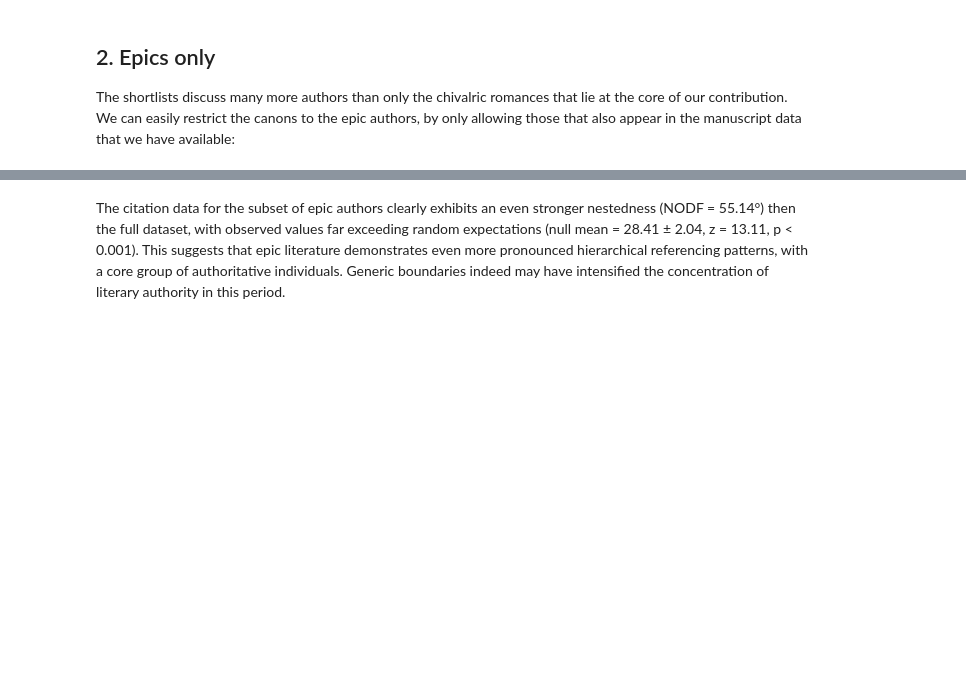
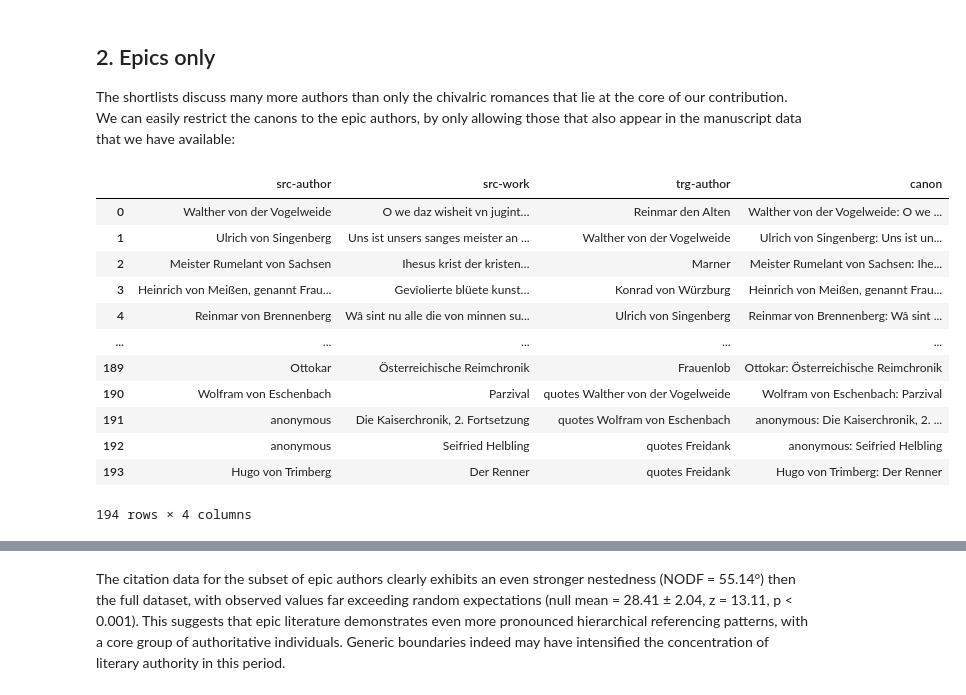
Before and after one commit to mikekestemont/exkurse, a Jupyter notebook: code/01-nestedness.ipynb, the cells around one changed output, grey strips where cells are left out. Drawn from its saved outputs; the diff is of its cells as text; code cells hidden in the pictures; blank space fills up the shorter version.

```diff
--- a/code/01-nestedness.ipynb
+++ b/code/01-nestedness.ipynb
@@ -360,6 +360,22 @@ The *Exkurse* data exhibits a meaningful level of nestedness (NODF = 26.21°), w
 ## 2. Epics only
 
 The shortlists discuss many more authors than only the chivalric romances that lie at the core of our contribution. We can easily restrict the canons to the epic authors, by only allowing those that also appear in the manuscript data that we have available:
+# %%
+canons
+# %% [output]
+|  | src-author | src-work | trg-author | canon |
+| 0 | Walther von der Vogelweide | O we daz wisheit vn jugint… | Reinmar den Alten | Walther von der Vogelweide: O we ... |
+| 1 | Ulrich von Singenberg | Uns ist unsers sanges meister an ... | Walther von der Vogelweide | Ulrich von Singenberg: Uns ist un... |
+| 2 | Meister Rumelant von Sachsen | Ihesus krist der kristen… | Marner | Meister Rumelant von Sachsen: Ihe... |
+| 3 | Heinrich von Meißen, genannt Frau... | Gevîolierte blüete kunst… | Konrad von Würzburg | Heinrich von Meißen, genannt Frau... |
+| 4 | Reinmar von Brennenberg | Wâ sint nu alle die von minnen su... | Ulrich von Singenberg | Reinmar von Brennenberg: Wâ sint ... |
+| ... | ... | ... | ... | ... |
+| 189 | Ottokar | Österreichische Reimchronik | Frauenlob | Ottokar: Österreichische Reimchronik |
+| 190 | Wolfram von Eschenbach | Parzival | quotes Walther von der Vogelweide | Wolfram von Eschenbach: Parzival |
+| 191 | anonymous | Die Kaiserchronik, 2. Fortsetzung | quotes Wolfram von Eschenbach | anonymous: Die Kaiserchronik, 2. ... |
+| 192 | anonymous | Seifried Helbling | quotes Freidank | anonymous: Seifried Helbling |
+| 193 | Hugo von Trimberg | Der Renner | quotes Freidank | Hugo von Trimberg: Der Renner |
+194 rows × 4 columns
 # %%
 sc = pd.read_excel('../data/science-german.xlsx', engine='openpyxl')
 sc_authors = set(sc['author'].unique())
```
Also changed, not shown: parts of 6 cells of this notebook.
